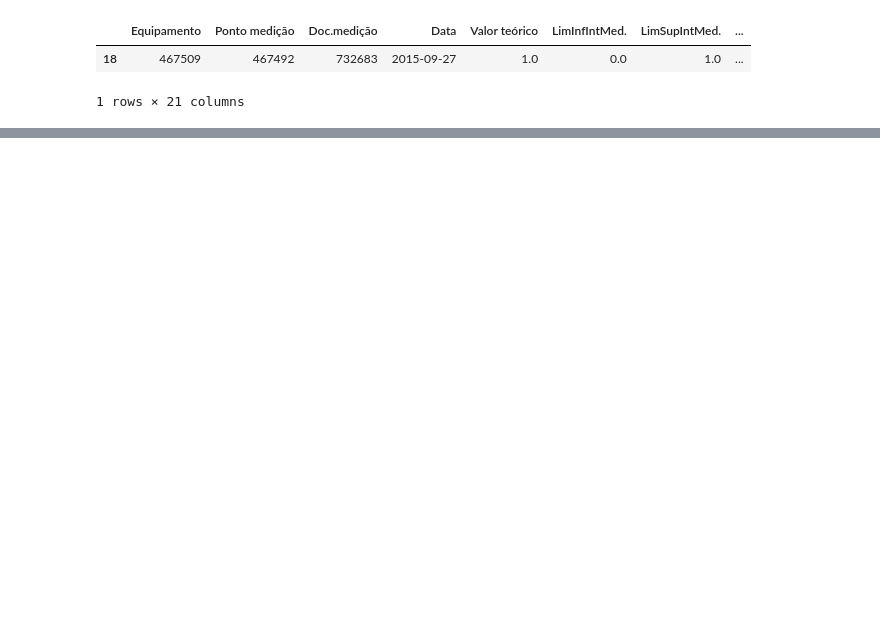
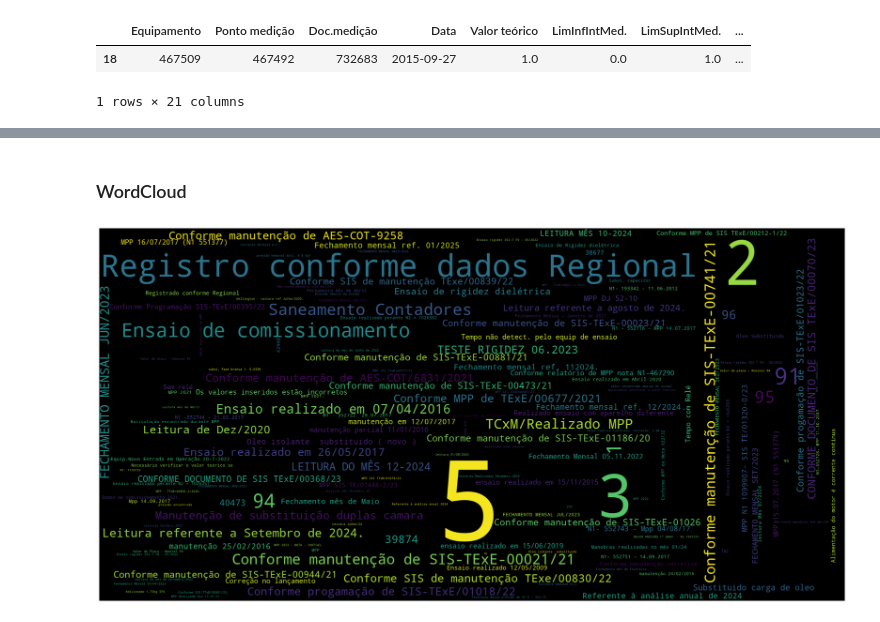
Before and after one commit to lucasSzavara/isa-disjuntores, a Jupyter notebook: analise_exploratoria.ipynb, the cells around one changed output, grey strips where cells are left out. Cells and saved outputs as stored; diff of their text form; code cells hidden in the pictures; blank space fills up the shorter version.

```diff
--- a/analise_exploratoria.ipynb
+++ b/analise_exploratoria.ipynb
@@ -233,0 +247,19 @@ plt.show()
+# %% [markdown]
+### WordCloud
+# %%
+teste = df['Texto'].value_counts().reset_index()
+teste.columns = ['Texto', 'Total']
+
+d = {}
+for Texto, Total in teste.values:
+    d[Texto] = Total
+
+wordcloud = WordCloud(width=2000, height=1000, max_font_size=300)#, background_color="white")
+wordcloud.generate_from_frequencies(frequencies=d)
+
+plt.figure(figsize=(30, 15))  # Tamanho maior do gráfico
+plt.imshow(wordcloud, interpolation='bilinear')  # Plota a imagem com interpolação
+plt.axis('off')  # Remove as bordas
+plt.show()  # Exibe a WordCloud
+# %% [output]
+[figure, added]
```
Also changed, not shown: parts of 26 cells of this notebook.
